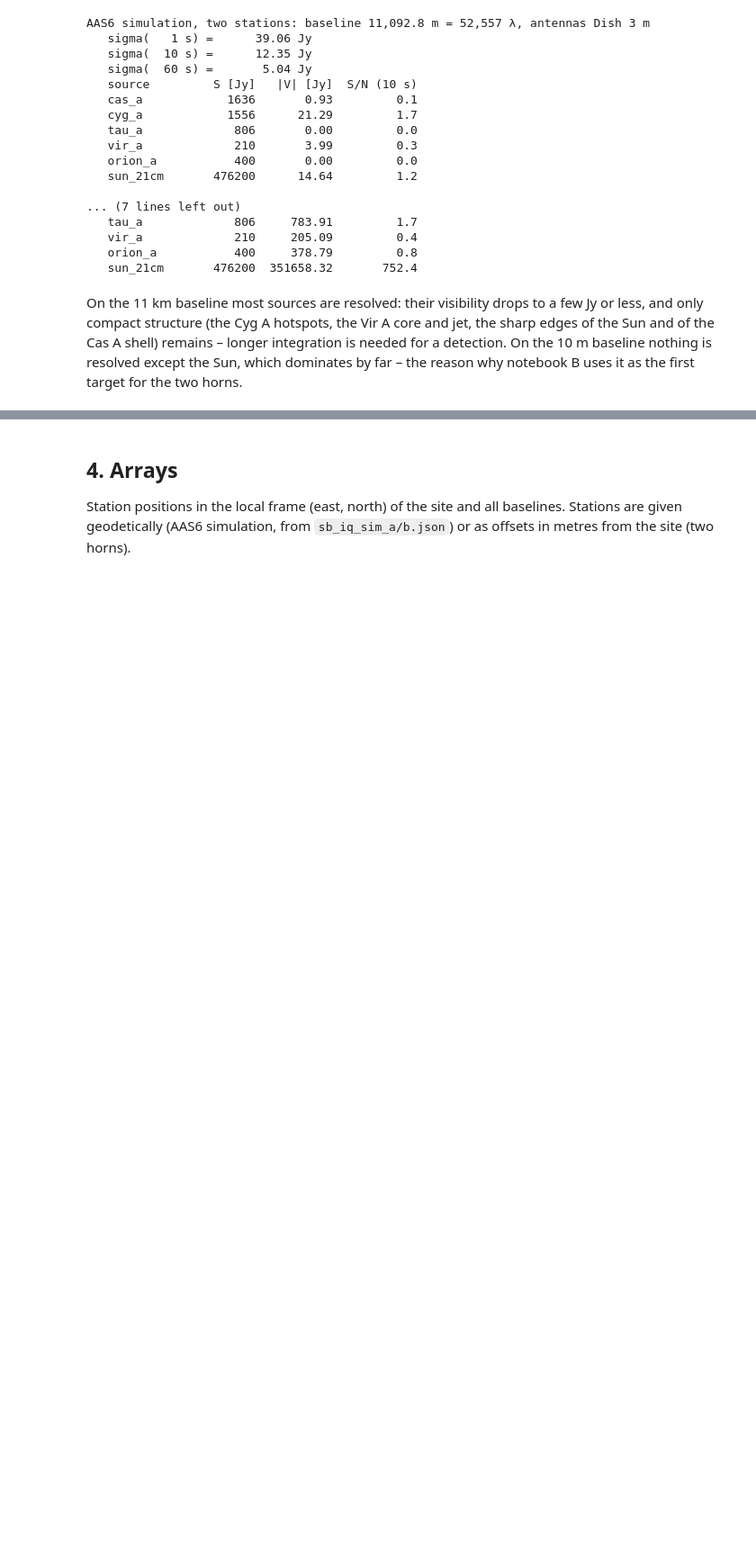
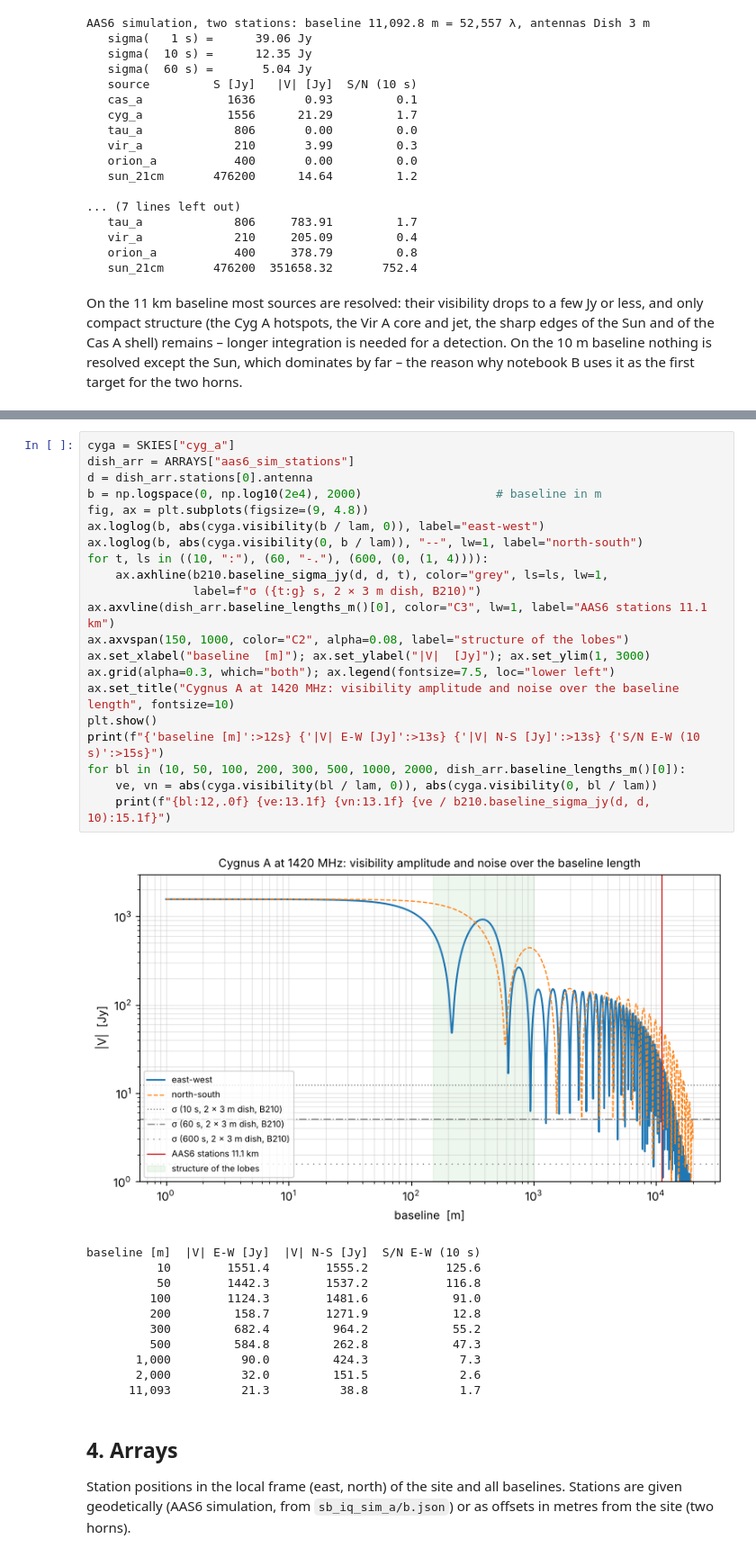
Before and after one commit to eschubi/interferosim, a Jupyter notebook: notebooks/02_instrument.ipynb, the cells around one changed output, grey strips where cells are left out. Shown at 90% size. Saved outputs shown, nothing was run; the diff lists cells and outputs as text; blank space fills up the shorter version.

```diff
--- a/notebooks/02_instrument.ipynb
+++ b/notebooks/02_instrument.ipynb
@@ -123,3 +127,36 @@ On the 11 km baseline most sources are resolved: their visibility drops to a few
+# %%
+cyga = SKIES["cyg_a"]
+dish_arr = ARRAYS["aas6_sim_stations"]
+d = dish_arr.stations[0].antenna
+b = np.logspace(0, np.log10(2e4), 2000)                   # baseline in m
+fig, ax = plt.subplots(figsize=(9, 4.8))
+ax.loglog(b, abs(cyga.visibility(b / lam, 0)), label="east-west")
+ax.loglog(b, abs(cyga.visibility(0, b / lam)), "--", lw=1, label="north-south")
+for t, ls in ((10, ":"), (60, "-."), (600, (0, (1, 4)))):
+    ax.axhline(b210.baseline_sigma_jy(d, d, t), color="grey", ls=ls, lw=1,
+               label=f"σ ({t:g} s, 2 × 3 m dish, B210)")
+ax.axvline(dish_arr.baseline_lengths_m()[0], color="C3", lw=1, label="AAS6 stations 11.1 km")
+ax.axvspan(150, 1000, color="C2", alpha=0.08, label="structure of the lobes")
+ax.set_xlabel("baseline  [m]"); ax.set_ylabel("|V|  [Jy]"); ax.set_ylim(1, 3000)
+ax.grid(alpha=0.3, which="both"); ax.legend(fontsize=7.5, loc="lower left")
+ax.set_title("Cygnus A at 1420 MHz: visibility amplitude and noise over the baseline length", fontsize=10)
+plt.show()
+print(f"{'baseline [m]':>12s} {'|V| E-W [Jy]':>13s} {'|V| N-S [Jy]':>13s} {'S/N E-W (10 s)':>15s}")
+for bl in (10, 50, 100, 200, 300, 500, 1000, 2000, dish_arr.baseline_lengths_m()[0]):
+    ve, vn = abs(cyga.visibility(bl / lam, 0)), abs(cyga.visibility(0, bl / lam))
+    print(f"{bl:12,.0f} {ve:13.1f} {vn:13.1f} {ve / b210.baseline_sigma_jy(d, d, 10):15.1f}")
+# %% [output]
+[figure, added]
+baseline [m]  |V| E-W [Jy]  |V| N-S [Jy]  S/N E-W (10 s)
+          10        1551.4        1555.2           125.6
+          50        1442.3        1537.2           116.8
+         100        1124.3        1481.6            91.0
+         200         158.7        1271.9            12.8
+         300         682.4         964.2            55.2
+         500         584.8         262.8            47.3
+       1,000          90.0         424.3             7.3
+       2,000          32.0         151.5             2.6
+      11,093          21.3          38.8             1.7
 # %% [markdown]
 ## 4. Arrays
 
```
Also changed, not shown: parts of 2 cells of this notebook, 11 other files.
